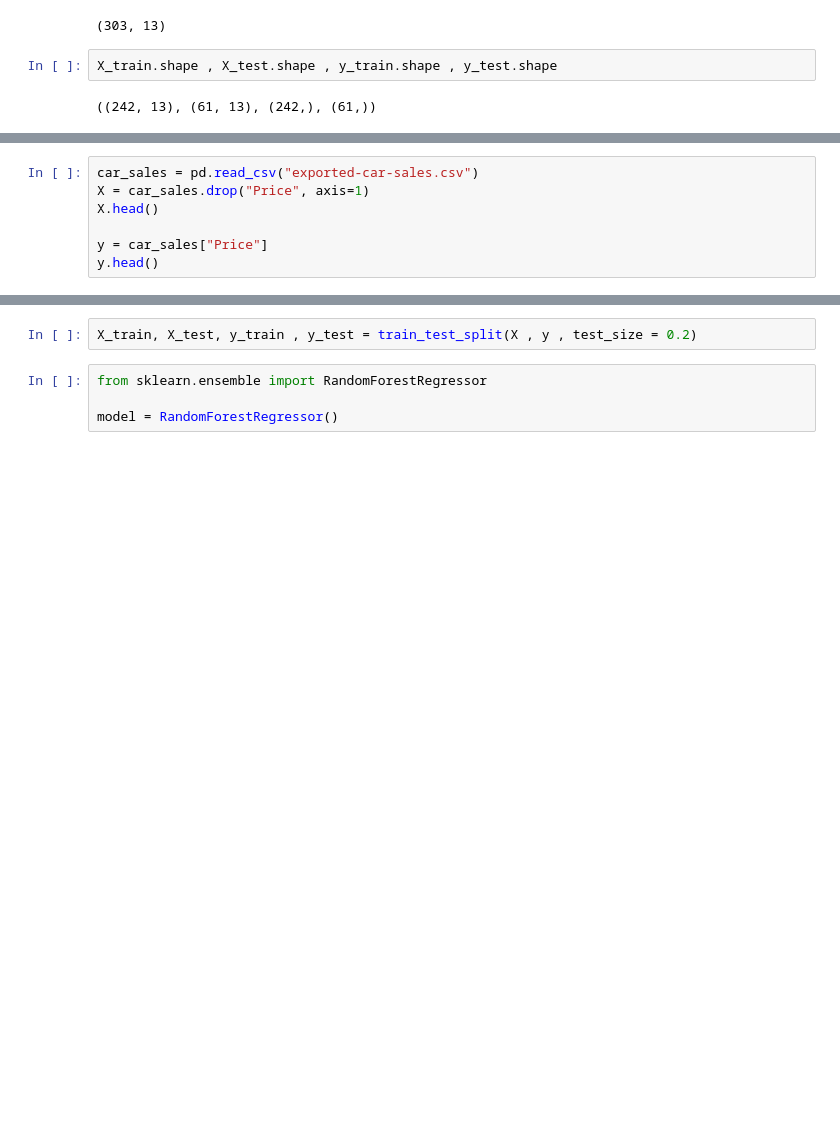
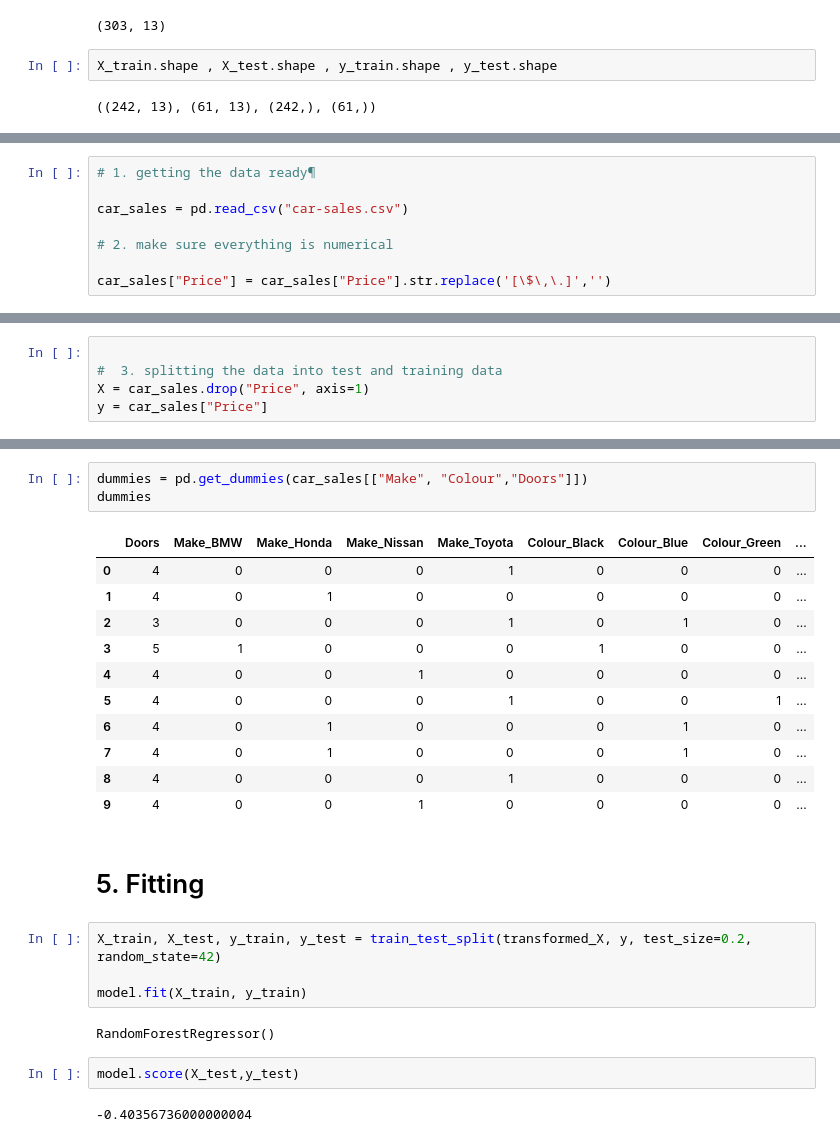
Before and after one commit to jutikapatil16/ML, a Jupyter notebook: scikit Learn.ipynb, the cells around one changed output, grey strips where cells are left out. Saved outputs shown, nothing was run; the diff lists cells and outputs as text; blank space fills up the shorter version.

```diff
--- a/scikit Learn.ipynb
+++ b/scikit Learn.ipynb
@@ -61,0 +60,8 @@ X_train.shape , X_test.shape , y_train.shape , y_test.shape
+# %%
+# 1. getting the data ready¶
+
+car_sales = pd.read_csv("car-sales.csv")
+
+# 2. make sure everything is numerical
+
+car_sales["Price"] = car_sales["Price"].str.replace('[\$\,\.]','')
@@ -62,7 +70,5 @@ X_train.shape , X_test.shape , y_train.shape , y_test.shape
 # %%
-car_sales = pd.read_csv("exported-car-sales.csv")
+
+#  3. splitting the data into test and training data
 X = car_sales.drop("Price", axis=1)
-X.head()
-
 y = car_sales["Price"]
-y.head()
@@ -76,6 +114,27 @@ Name: Price, dtype: object
+# %%
+dummies = pd.get_dummies(car_sales[["Make", "Colour","Doors"]])
+dummies
+# %% [output]
+|  | Doors | Make_BMW | Make_Honda | Make_Nissan | Make_Toyota | Colour_Black | Colour_Blue | Colour_Green | ... |
+| 0 | 4 | 0 | 0 | 0 | 1 | 0 | 0 | 0 | ... |
+| 1 | 4 | 0 | 1 | 0 | 0 | 0 | 0 | 0 | ... |
+| 2 | 3 | 0 | 0 | 0 | 1 | 0 | 1 | 0 | ... |
+| 3 | 5 | 1 | 0 | 0 | 0 | 1 | 0 | 0 | ... |
+| 4 | 4 | 0 | 0 | 1 | 0 | 0 | 0 | 0 | ... |
+| 5 | 4 | 0 | 0 | 0 | 1 | 0 | 0 | 1 | ... |
+| 6 | 4 | 0 | 1 | 0 | 0 | 0 | 1 | 0 | ... |
+| 7 | 4 | 0 | 1 | 0 | 0 | 0 | 1 | 0 | ... |
+| 8 | 4 | 0 | 0 | 0 | 1 | 0 | 0 | 0 | ... |
+| 9 | 4 | 0 | 0 | 1 | 0 | 0 | 0 | 0 | ... |
+# %% [markdown]
+# 5. Fitting
 # %%
-X_train, X_test, y_train , y_test = train_test_split(X , y , test_size = 0.2)
+X_train, X_test, y_train, y_test = train_test_split(transformed_X, y, test_size=0.2, random_state=42)
+
+model.fit(X_train, y_train)
+# %% [output]
+RandomForestRegressor()
-# %%
-from sklearn.ensemble import RandomForestRegressor
-
-model = RandomForestRegressor()
+# %%
+model.score(X_test,y_test)
+# %% [output]
+-0.40356736000000004
```
Also changed, not shown: parts of 45 cells of this notebook, 1 other file.
